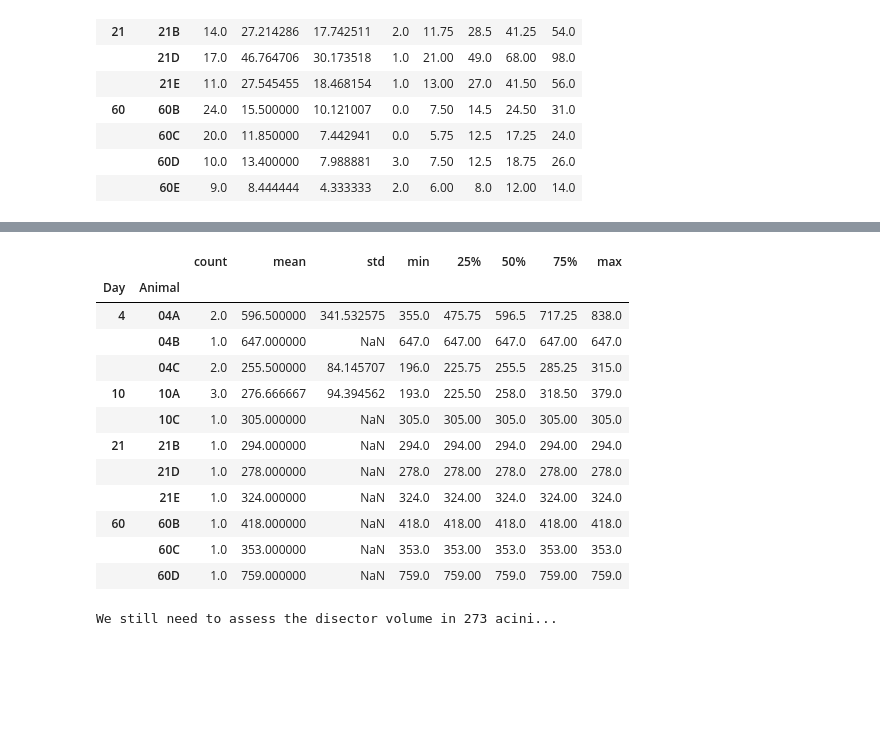
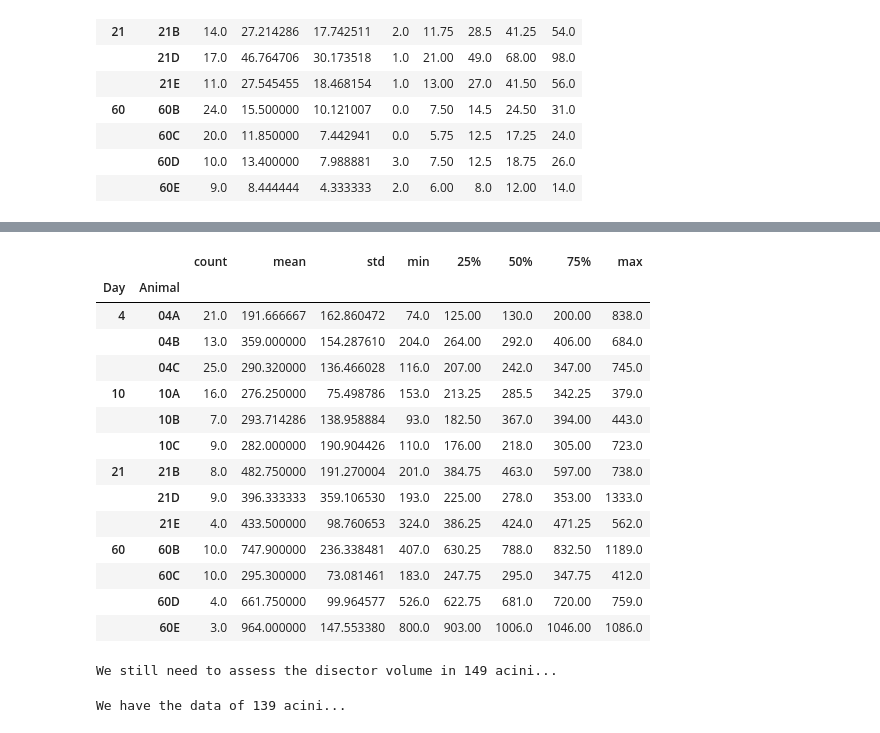
Before and after one commit to habi/acinar-analysis, a Jupyter notebook: DisectorVolumes.ipynb, the cells around one changed output, grey strips where cells are left out. Saved outputs shown, nothing was run; the diff lists cells and outputs as text; code cells hidden in the pictures; blank space fills up the shorter version.

Commit message:
Disector volume notebook updated to calculate values
We need to discuss the calculation with Stefan, will do that (if he can)
on Monday.

```diff
--- a/DisectorVolumes.ipynb
+++ b/DisectorVolumes.ipynb
@@ -56,5 +64,5 @@ Eveline.groupby(by=['Day', 'Animal'])['Acinus'].describe()
 # %%
 # Get a list of *all* the excel files I counted are from the STEPanizer
 # Differing to the ones from Eveline, we only have '2018' in the file name...
-StepanizerFiles = sorted(glob.glob(os.path.join(RootPath, '**/*2018*.xls'), recursive=True))
+StepanizerFiles_David = sorted(glob.glob(os.path.join(RootPath, '**/*2018*.xls'), recursive=True))
 # %%
@@ -122,27 +145,39 @@ DisectorVolumes['Alveolar fraction'] = [cnts / tcv * 1e12 for tcv, cnts in zip(D
 # %%
-DisectorVolumes.groupby(by=['Day', 'Animal'])['Counts'].describe()
+DisectorVolume.groupby(by=['Day', 'Animal'])['Counts'].describe()
 # %% [output]
 |  |  | count | mean | std | min | 25% | 50% | 75% | max |
 | Day | Animal |  |  |  |  |  |  |  |  |
-| 4 | 04A | 2.0 | 596.500000 | 341.532575 | 355.0 | 475.75 | 596.5 | 717.25 | 838.0 |
-|  | 04B | 1.0 | 647.000000 | NaN | 647.0 | 647.00 | 647.0 | 647.00 | 647.0 |
-|  | 04C | 2.0 | 255.500000 | 84.145707 | 196.0 | 225.75 | 255.5 | 285.25 | 315.0 |
-| 10 | 10A | 3.0 | 276.666667 | 94.394562 | 193.0 | 225.50 | 258.0 | 318.50 | 379.0 |
-|  | 10C | 1.0 | 305.000000 | NaN | 305.0 | 305.00 | 305.0 | 305.00 | 305.0 |
-| 21 | 21B | 1.0 | 294.000000 | NaN | 294.0 | 294.00 | 294.0 | 294.00 | 294.0 |
-|  | 21D | 1.0 | 278.000000 | NaN | 278.0 | 278.00 | 278.0 | 278.00 | 278.0 |
-|  | 21E | 1.0 | 324.000000 | NaN | 324.0 | 324.00 | 324.0 | 324.00 | 324.0 |
-| 60 | 60B | 1.0 | 418.000000 | NaN | 418.0 | 418.00 | 418.0 | 418.00 | 418.0 |
-|  | 60C | 1.0 | 353.000000 | NaN | 353.0 | 353.00 | 353.0 | 353.00 | 353.0 |
-|  | 60D | 1.0 | 759.000000 | NaN | 759.0 | 759.00 | 759.0 | 759.00 | 759.0 |
+| 4 | 04A | 21.0 | 191.666667 | 162.860472 | 74.0 | 125.00 | 130.0 | 200.00 | 838.0 |
+|  | 04B | 13.0 | 359.000000 | 154.287610 | 204.0 | 264.00 | 292.0 | 406.00 | 684.0 |
+|  | 04C | 25.0 | 290.320000 | 136.466028 | 116.0 | 207.00 | 242.0 | 347.00 | 745.0 |
+| 10 | 10A | 16.0 | 276.250000 | 75.498786 | 153.0 | 213.25 | 285.5 | 342.25 | 379.0 |
+|  | 10B | 7.0 | 293.714286 | 138.958884 | 93.0 | 182.50 | 367.0 | 394.00 | 443.0 |
+|  | 10C | 9.0 | 282.000000 | 190.904426 | 110.0 | 176.00 | 218.0 | 305.00 | 723.0 |
+| 21 | 21B | 8.0 | 482.750000 | 191.270004 | 201.0 | 384.75 | 463.0 | 597.00 | 738.0 |
+|  | 21D | 9.0 | 396.333333 | 359.106530 | 193.0 | 225.00 | 278.0 | 353.00 | 1333.0 |
+|  | 21E | 4.0 | 433.500000 | 98.760653 | 324.0 | 386.25 | 424.0 | 471.25 | 562.0 |
+| 60 | 60B | 10.0 | 747.900000 | 236.338481 | 407.0 | 630.25 | 788.0 | 832.50 | 1189.0 |
+|  | 60C | 10.0 | 295.300000 | 73.081461 | 183.0 | 247.75 | 295.0 | 347.75 | 412.0 |
+|  | 60D | 4.0 | 661.750000 | 99.964577 | 526.0 | 622.75 | 681.0 | 720.00 | 759.0 |
+|  | 60E | 3.0 | 964.000000 | 147.553380 | 800.0 | 903.00 | 1006.0 | 1046.00 | 1086.0 |
 # %%
 # Merge 'Eveline' and 'David' so we know what is still to do
 # Based on https://stackoverflow.com/a/33350050/323100
 StillToDo = pandas.merge(Eveline, David,
                          on=['Animal', 'Acinus', 'Day', 'Beamtime', 'Sample'],
-                         how='outer',
+                         how='outer', suffixes=['_Eveline', '_David'],
                          indicator=True)
 StillToDo = StillToDo[StillToDo._merge != 'both']
 print('We still need to assess the disector volume in %s acini...' % len(StillToDo))
 # %% [output]
-We still need to assess the disector volume in 273 acini...
+We still need to assess the disector volume in 149 acini...
+# %%
+# Merge 'Eveline' and 'David' so have the one we already did
+# Based on https://stackoverflow.com/a/33350050/323100
+Done = pandas.merge(Eveline, DisectorVolume,
+                         on=['Animal', 'Acinus', 'Day', 'Beamtime', 'Sample'],
+                         how='inner', suffixes=['_Eveline', '_David'],
+                         indicator=True)
+print('We have the data of %s acini...' % len(Done))
+# %% [output]
+We have the data of 139 acini...
```
Also changed, not shown: parts of 17 cells of this notebook.
